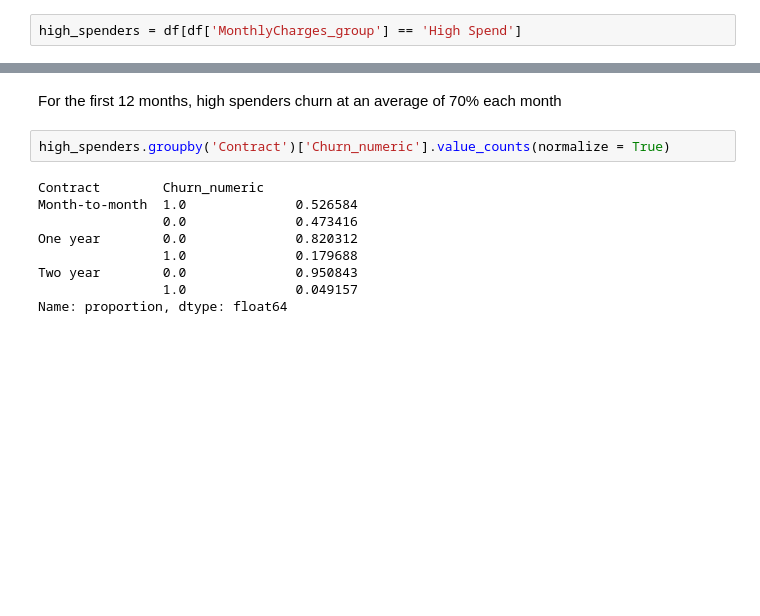
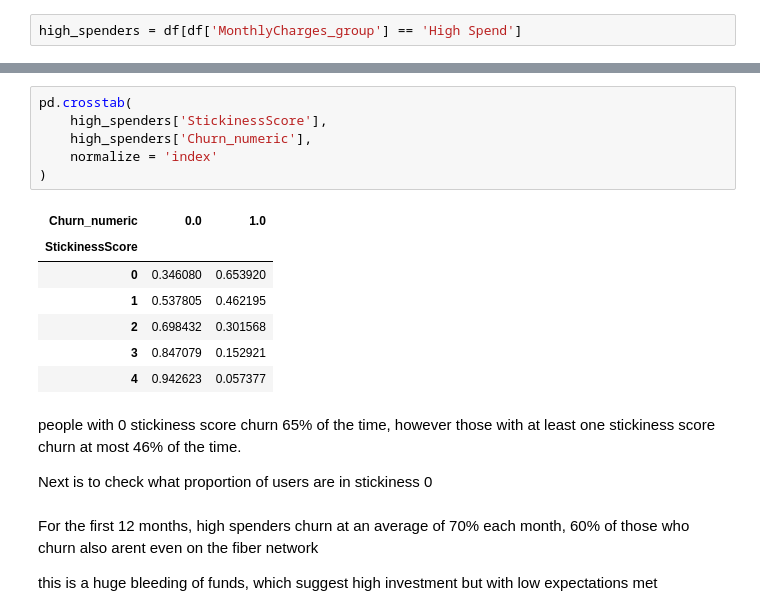
Before and after one commit to N-anle/TelecomChurnAnalysis, a Jupyter notebook: notebook.ipynb, the cells around one changed output, grey strips where cells are left out. Saved outputs shown, nothing was run; the diff lists cells and outputs as text; blank space fills up the shorter version.

Commit message:
WIP: Deepened High spender analysis

```diff
--- a/notebook.ipynb
+++ b/notebook.ipynb
@@ -1320,13 +1331,22 @@ sns.pointplot(
+# %%
+pd.crosstab(
+    high_spenders['StickinessScore'],
+    high_spenders['Churn_numeric'],
+    normalize = 'index'
+)
+# %% [output]
+| Churn_numeric | 0.0 | 1.0 |
+| StickinessScore |  |  |
+| 0 | 0.346080 | 0.653920 |
+| 1 | 0.537805 | 0.462195 |
+| 2 | 0.698432 | 0.301568 |
+| 3 | 0.847079 | 0.152921 |
+| 4 | 0.942623 | 0.057377 |
+# %% [markdown]
+people with 0 stickiness score churn 65% of the time, however those with at least one stickiness score churn at most 46% of the time.
+
+Next is to check what proportion of users are in stickiness 0
 # %% [markdown]
-For the first 12 months, high spenders churn at an average of 70% each month
+For the first 12 months, high spenders churn at an average of 70% each month, 60% of those who churn also arent even on the fiber network
+
+this is a huge bleeding of funds, which suggest high investment but with low expectations met
-# %%
-high_spenders.groupby('Contract')['Churn_numeric'].value_counts(normalize = True)
-# %% [output]
-Contract        Churn_numeric
-Month-to-month  1.0              0.526584
-                0.0              0.473416
-One year        0.0              0.820312
-                1.0              0.179688
-Two year        0.0              0.950843
-                1.0              0.049157
-Name: proportion, dtype: float64
```
Also changed, not shown: parts of 3 cells of this notebook.
